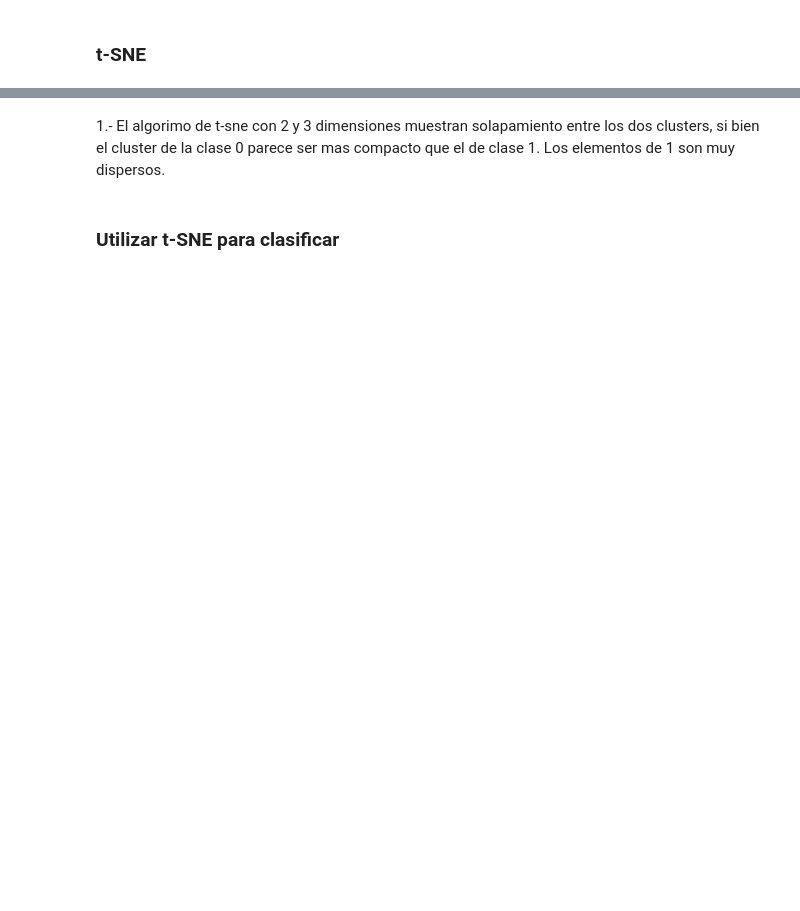
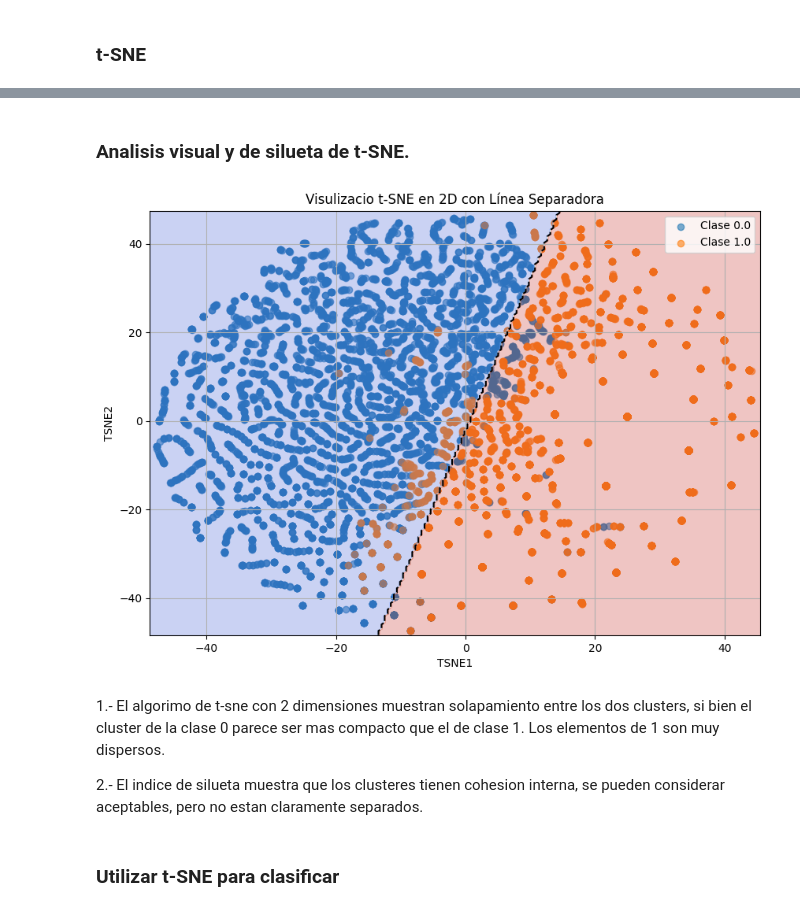
Before and after one commit to cartesiosson/ai-data-science, a Jupyter notebook: ANS/Practica-2/muinar07_act2_Notebook.ipynb, the cells around one changed output, grey strips where cells are left out. Saved outputs shown, nothing was run; the diff lists cells and outputs as text; code cells hidden in the pictures; blank space fills up the shorter version.

```diff
--- a/ANS/Practica-2/muinar07_act2_Notebook.ipynb
+++ b/ANS/Practica-2/muinar07_act2_Notebook.ipynb
@@ -609,0 +671,19 @@ plt.show()
+# %%
+from sklearn.manifold import TSNE
+import matplotlib.pyplot as plt
+import pandas as pd
+
+
+# Aplicar t-SNE con 2 componentes para visualización en 2D
+tsne_2d = TSNE(n_components=2, random_state=42,perplexity=5,learning_rate=10,metric='manhattan',max_iter=1000)
+X_tsne_2d = tsne_2d.fit_transform(X)
+indice_sil_tsne=silhouette_score(X_tsne_2d, y.values.ravel())
+print(f"Índice de silueta promedio: {indice_sil_tsne}")
+
+
+# Convertir el resultado a un DataFrame para facilitar la visualización en 2D
+df_tsne_2d = pd.DataFrame(X_tsne_2d, columns=['TSNE1', 'TSNE2'])
+df_tsne_2d['label'] = y
+
+
+df_tsne_2d.head()
@@ -610,5 +698,48 @@ plt.show()
+# %% [markdown]
+### Analisis visual y de silueta de t-SNE.
+# %%
+# Datos para entrenar el modelo
+X_sep = df_tsne_2d[['TSNE1', 'TSNE2']].values
+y_sep = df_tsne_2d['label'].values
+
+# Ajustar el modelo de regresión logística
+modelo = LogisticRegression()
+modelo.fit(X_sep, y_sep)
+
+# Crear un grid para graficar la línea de decisión
+x_min, x_max = X_sep[:, 0].min() - 1, X_sep[:, 0].max() + 1
+y_min, y_max = X_sep[:, 1].min() - 1, X_sep[:, 1].max() + 1
+xx, yy = np.meshgrid(np.linspace(x_min, x_max, 200), np.linspace(y_min, y_max, 200))
+
+# Predecir para cada punto en el grid
+Z = modelo.predict(np.c_[xx.ravel(), yy.ravel()])
+Z = Z.reshape(xx.shape)
+
+# Graficar los datos y la línea separadora
+plt.figure(figsize=(10, 7))
+
+# Graficar las clases
+for label in df_tsne_2d['label'].unique():
+    subset = df_tsne_2d[df_tsne_2d['label'] == label]
+    plt.scatter(subset['TSNE1'], subset['TSNE2'], label=f'Clase {label}', alpha=0.6)
+
+# Dibujar la línea de separación y las regiones
+plt.contourf(xx, yy, Z, alpha=0.3, cmap='coolwarm')  # Regiones separadas
+plt.contour(xx, yy, Z, levels=[0.5], colors='black', linestyles='--')  # Línea separadora
+
+# Personalización
+plt.xlabel("TSNE1")
+plt.ylabel("TSNE2")
+plt.title("Visulizacio t-SNE en 2D con Línea Separadora")
+plt.legend()
+plt.grid(True)
+plt.show()
+# %% [output]
+[figure, added]
 # %% [markdown]
-1.- El algorimo de t-sne con 2 y 3 dimensiones muestran solapamiento entre los dos clusters, si bien el cluster de la clase 0 parece ser mas compacto que el de clase 1. Los elementos de 1 son muy dispersos.
+1.- El algorimo de t-sne con 2 dimensiones muestran solapamiento entre los dos clusters, si bien el cluster de la clase 0 parece ser mas compacto que el de clase 1. Los elementos de 1 son muy dispersos.
+
+2.- El indice de silueta muestra que los clusteres tienen cohesion interna, se pueden considerar aceptables, pero no estan claramente separados.
 # %% [markdown]
 ### Utilizar t-SNE para clasificar
 # %%
```
Also changed, not shown: parts of 49 cells of this notebook, 17 other files.
